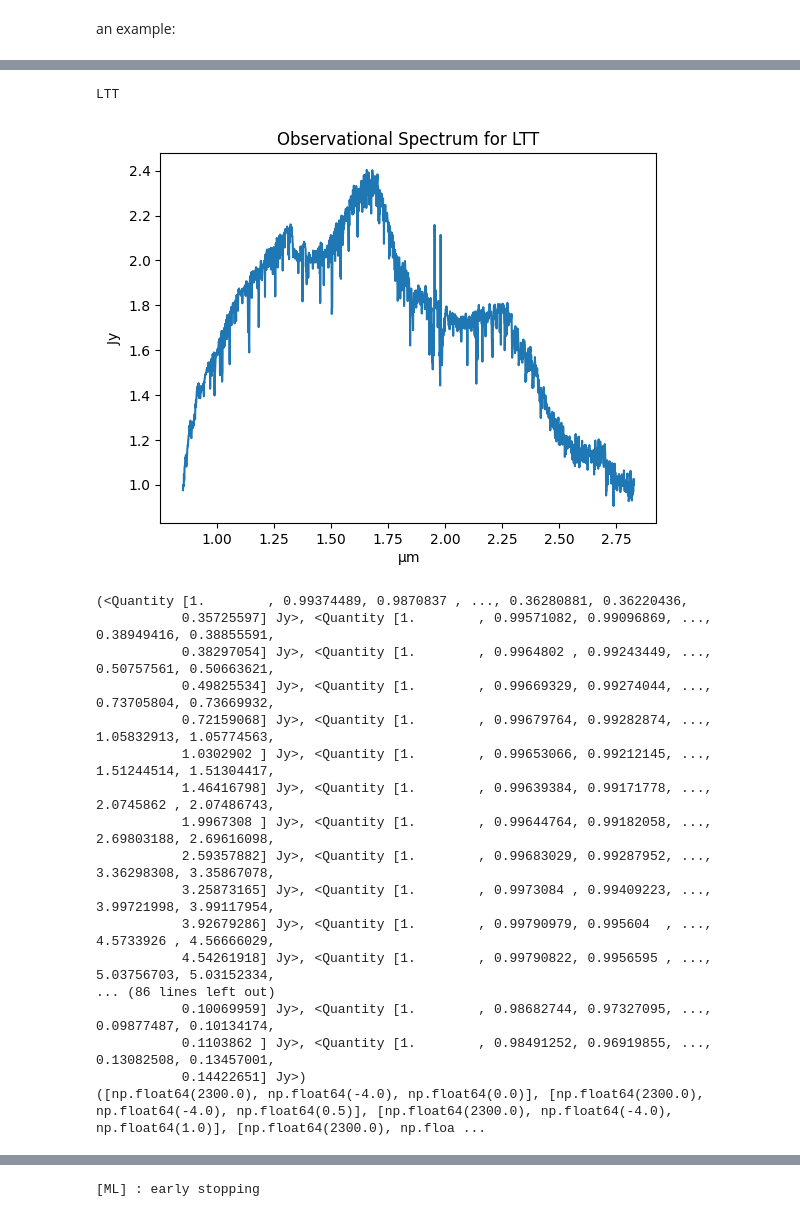
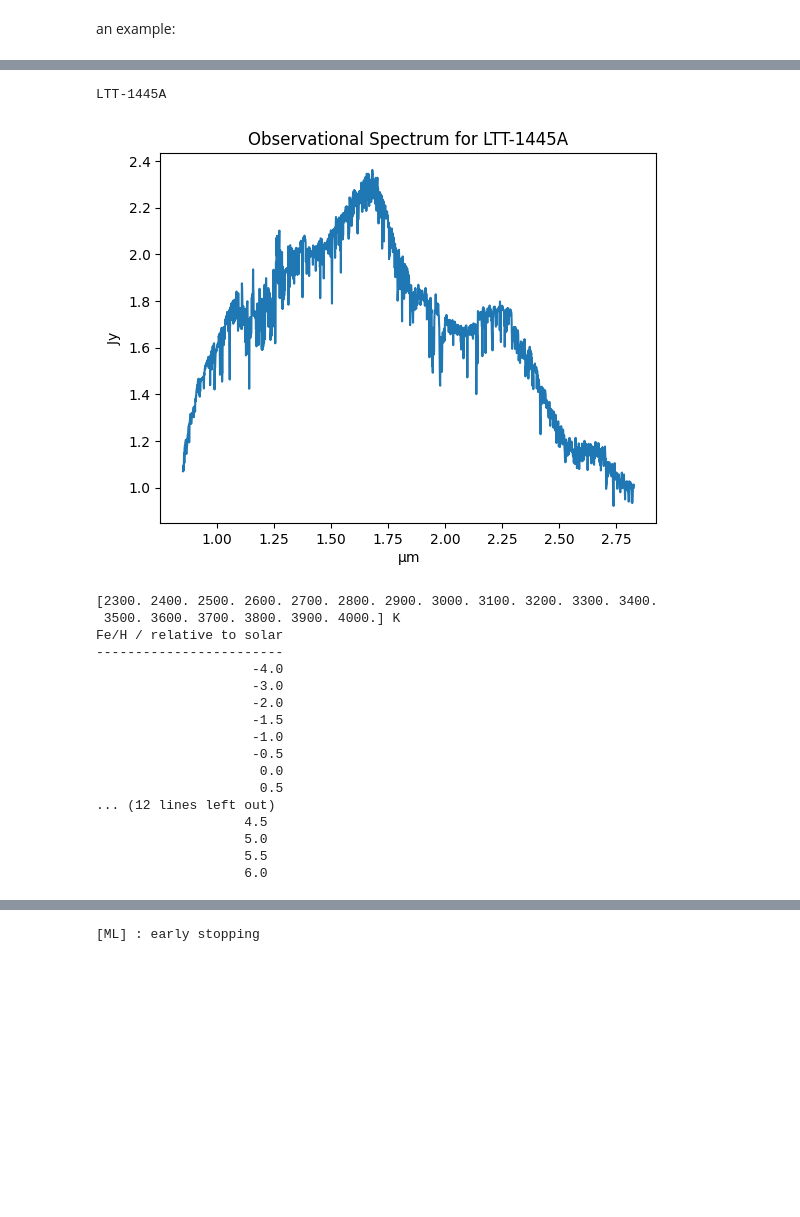
Before and after one commit to Part-III-Project-48/stellar-heterogeneity-modelling, a Jupyter notebook: spots_and_faculae_model/src/spectrum_component_analyser/ML.ipynb, the cells around one changed output, grey strips where cells are left out. Saved outputs shown, nothing was run; the diff lists cells and outputs as text; code cells hidden in the pictures; blank space fills up the shorter version.

```diff
--- a/spots_and_faculae_model/src/spectrum_component_analyser/ML.ipynb
+++ b/spots_and_faculae_model/src/spectrum_component_analyser/ML.ipynb
@@ -115,10 +125,10 @@ one difference between this and main.ipynb is that here the spectra are processe
 """
 
 # read in spectrum to fit
-external_spectrum_path = Path("../../assets/MAST_2025-10-26T11_57_04.058Z - LTT/MAST_2025-10-26T11_57_04.058Z/JWST/jw03557004001_04101_00001-seg001_nis_x1dints.fits")
+external_spectrum_path = Path("../../assets/MAST_2025-10-26T19_31_50.308Z - LTT-1445A/MAST_2025-10-26T19_31_50.308Z/JWST/jw07073015001_03101_00001-seg001_nis_x1dints.fits")
 script_dir = os.getcwd()
 wavelength_grid_absolute_path = (script_dir / external_spectrum_path).resolve()
-spectrum_to_decompose : spectrum = read_JWST_fits(wavelength_grid_absolute_path, name = "LTT")
+spectrum_to_decompose : spectrum = read_JWST_fits(wavelength_grid_absolute_path, name = "LTT-1445A")
 print(spectrum_to_decompose.Name)
 mask = np.isfinite(spectrum_to_decompose.Fluxes) # mask that removes np.inf values from spectra - this could be observational spectra dependent; so we have to apply this to the data cube after creating the data cube, not before
 spectrum_to_decompose = spectrum_to_decompose[mask]
@@ -131,59 +141,61 @@ spectral_grid_relative_path = Path("../../assets/spectral_grid.hdf5")
 spectral_grid_absolute_path = (script_dir / spectral_grid_relative_path).resolve()
 spec_grid : spectrum_grid = spectrum_grid.from_hdf5_file(absolute_hdf5_path=spectral_grid_absolute_path)
 # print(spec_grid.Table)
+print(spec_grid.T_effs)
+print(spec_grid.FeHs)
+print(spec_grid.log_gs)
 
 # read in spectrum to decompose - use it to determine the following
 spectrum_num_points = len(spectrum_to_decompose)
 
 # read in data cube - use it to determine the following
 number_phoenix_spectra : int = len(spec_grid.T_effs) * len(spec_grid.FeHs) * len(spec_grid.log_gs) # number of spectra we'll use for train/val
 
 # so each ROW in X,A is 1 graph
 # and the columns of X are just the graph values (ys)
 # and the columns of X are the different parameters )
 
 # effectively we're doing the same thing as in main.ipynb, but without the horrendous bodge for working out what the weights are
 # here, we're being systematic about the weights and their meaning by appending them all to a matrix (# of PHOENIX spectra rows x 3 columns) beforehand
 y_curves = []
 params = []
 
 def get_spectra_and_params(T_eff, FeH, log_g, mask, spectrum_to_decompose) -> tuple[np.array, np.array]:
     fluxes : np.ndarray = spec_grid.process_single_spectral_component(T_eff=T_eff, FeH=FeH, log_g=log_g, mask=mask, spectrum_to_decompose=spectrum_to_decompose)
     params = [T_eff.value, FeH, log_g]
 
     return fluxes, params
 
 fluxes_and_params = Parallel(n_jobs=-1, prefer="threads")(
     delayed(get_spectra_and_params)(T_eff, FeH, log_g, mask=mask, spectrum_to_decompose=spectrum_to_decompose) for T_eff, FeH, log_g in tqdm(product(spec_grid.T_effs, spec_grid.FeHs, spec_grid.log_gs), total=len(spec_grid.T_effs) * len(spec_grid.FeHs) * len(spec_grid.log_gs), desc="appending values from data cube to y_curves, params lists")
     )
 
 y_curves, params = zip(*fluxes_and_params)  # each element of results is (y_curve, param)
 
 # params is a list of lists of the form [T_eff, FeH, log_g]
 # %% [output]
-LTT
+LTT-1445A
-[figure, old version]
+[figure, new version]
+[2300. 2400. 2500. 2600. 2700. 2800. 2900. 3000. 3100. 3200. 3300. 3400.
+ 3500. 3600. 3700. 3800. 3900. 4000.] K
+Fe/H / relative to solar
+------------------------
+                    -4.0
+                    -3.0
+                    -2.0
+                    -1.5
+                    -1.0
+                    -0.5
+                     0.0
+                     0.5
+... (12 lines left out)
+                   4.5
+                   5.0
+                   5.5
+                   6.0
 # %%
 print(y_curves[:100])
 print(params[:100])
-# %% [output]
-(<Quantity [1.        , 0.99374489, 0.9870837 , ..., 0.36280881, 0.36220436,
-           0.35725597] Jy>, <Quantity [1.        , 0.99571082, 0.99096869, ..., 0.38949416, 0.38855591,
-           0.38297054] Jy>, <Quantity [1.        , 0.9964802 , 0.99243449, ..., 0.50757561, 0.50663621,
-           0.49825534] Jy>, <Quantity [1.        , 0.99669329, 0.99274044, ..., 0.73705804, 0.73669932,
-           0.72159068] Jy>, <Quantity [1.        , 0.99679764, 0.99282874, ..., 1.05832913, 1.05774563,
-           1.0302902 ] Jy>, <Quantity [1.        , 0.99653066, 0.99212145, ..., 1.51244514, 1.51304417,
-           1.46416798] Jy>, <Quantity [1.        , 0.99639384, 0.99171778, ..., 2.0745862 , 2.07486743,
-           1.9967308 ] Jy>, <Quantity [1.        , 0.99644764, 0.99182058, ..., 2.69803188, 2.69616098,
-           2.59357882] Jy>, <Quantity [1.        , 0.99683029, 0.99287952, ..., 3.36298308, 3.35867078,
-           3.25873165] Jy>, <Quantity [1.        , 0.9973084 , 0.99409223, ..., 3.99721998, 3.99117954,
-           3.92679286] Jy>, <Quantity [1.        , 0.99790979, 0.995604  , ..., 4.5733926 , 4.56666029,
-           4.54261918] Jy>, <Quantity [1.        , 0.99790822, 0.9956595 , ..., 5.03756703, 5.03152334,
-... (86 lines left out)
-           0.10069959] Jy>, <Quantity [1.        , 0.98682744, 0.97327095, ..., 0.09877487, 0.10134174,
-           0.1103862 ] Jy>, <Quantity [1.        , 0.98491252, 0.96919855, ..., 0.13082508, 0.13457001,
-           0.14422651] Jy>)
-([np.float64(2300.0), np.float64(-4.0), np.float64(0.0)], [np.float64(2300.0), np.float64(-4.0), np.float64(0.5)], [np.float64(2300.0), np.float64(-4.0), np.float64(1.0)], [np.float64(2300.0), np.floa ...
 # %%
 # in this block we combine some y curves of different parameters to mimic spots
 
```
Also changed, not shown: parts of 6 cells of this notebook.
